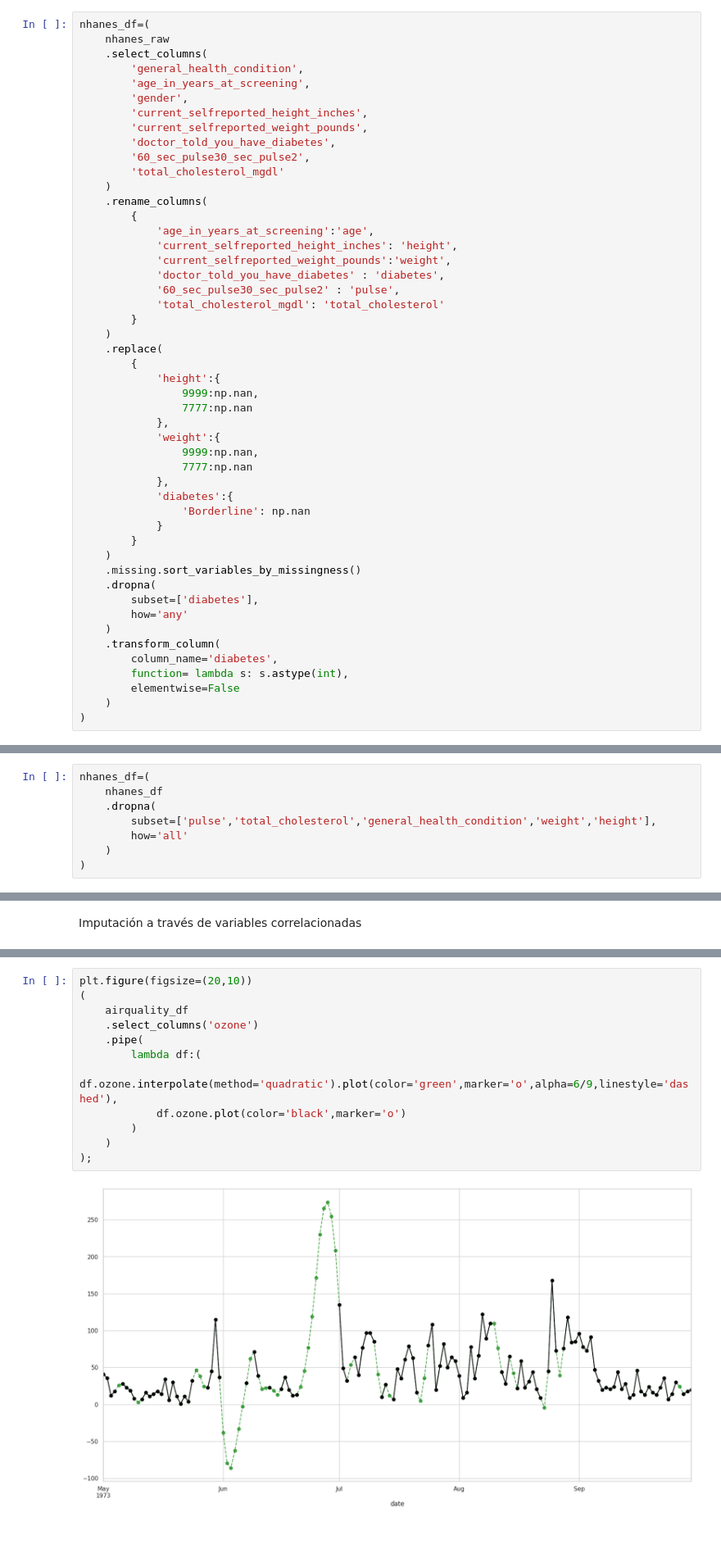
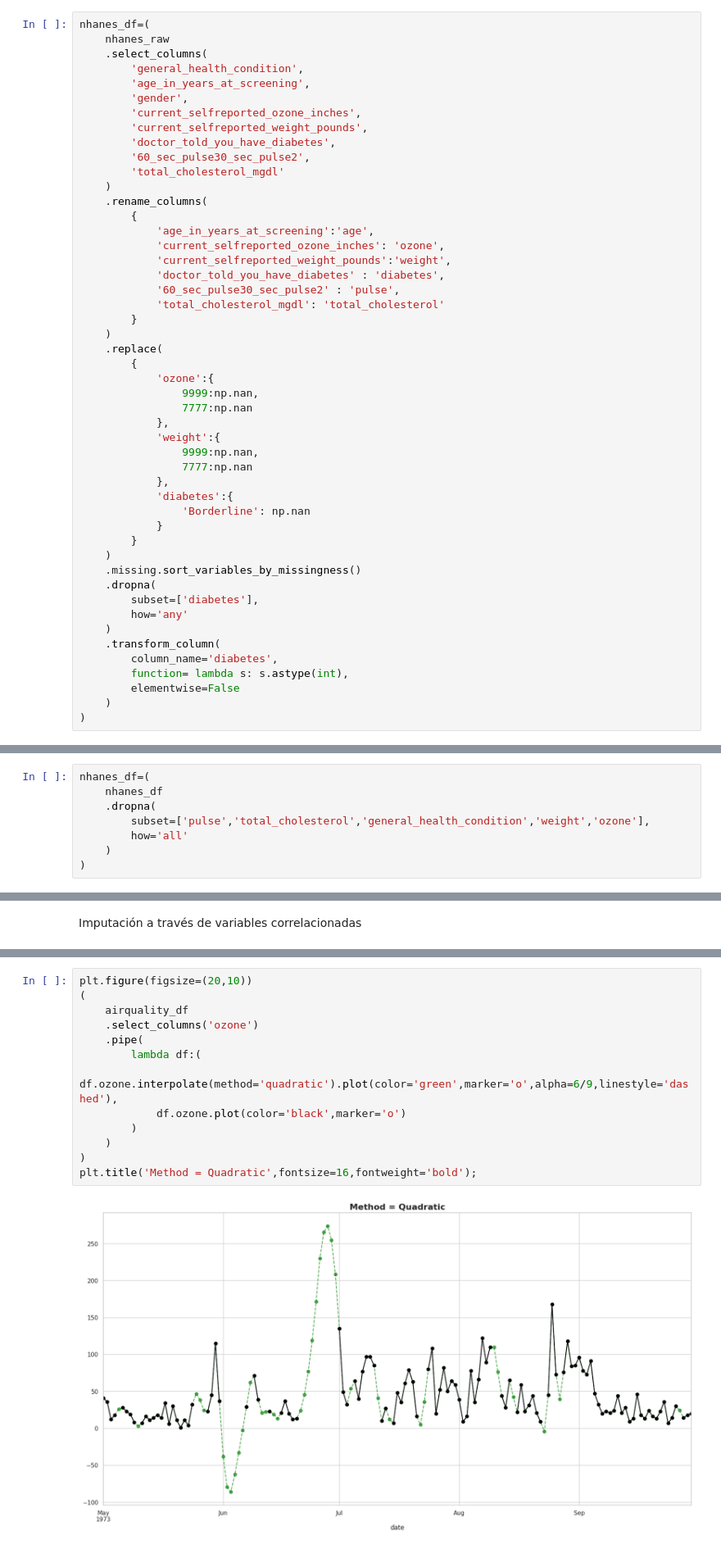
Before and after one commit to AleexSilva/Training-DataImputation, a Jupyter notebook: DataImput.ipynb, the cells around one changed output, grey strips where cells are left out. Shown at 82% size. Saved outputs shown, nothing was run; the diff lists cells and outputs as text.

```diff
--- a/DataImput.ipynb
+++ b/DataImput.ipynb
@@ -86,7 +86,7 @@ nhanes_df=(
         'general_health_condition',
         'age_in_years_at_screening',
         'gender',
-        'current_selfreported_height_inches',
+        'current_selfreported_ozone_inches',
         'current_selfreported_weight_pounds',
         'doctor_told_you_have_diabetes',
         '60_sec_pulse30_sec_pulse2',
@@ -95,7 +95,7 @@ nhanes_df=(
     .rename_columns(
         {
             'age_in_years_at_screening':'age',
-            'current_selfreported_height_inches': 'height',
+            'current_selfreported_ozone_inches': 'ozone',
             'current_selfreported_weight_pounds':'weight',
             'doctor_told_you_have_diabetes' : 'diabetes',
             '60_sec_pulse30_sec_pulse2' : 'pulse',
@@ -104,7 +104,7 @@ nhanes_df=(
     )
     .replace(
         {
-            'height':{
+            'ozone':{
                 9999:np.nan,
                 7777:np.nan
             },
@@ -191,7 +191,7 @@ nhanes_df.head()
 nhanes_df=(
     nhanes_df
     .dropna(
-        subset=['pulse','total_cholesterol','general_health_condition','weight','height'],
+        subset=['pulse','total_cholesterol','general_health_condition','weight','ozone'],
         how='all'
     )
 )
@@ -804,17 +806,18 @@ plt.figure(figsize=(20,10))
 # %%
 plt.figure(figsize=(20,10))
 (
     airquality_df
     .select_columns('ozone')
     .pipe(
         lambda df:(
             df.ozone.interpolate(method='quadratic').plot(color='green',marker='o',alpha=6/9,linestyle='dashed'),
             df.ozone.plot(color='black',marker='o')
         )
     )
-);
+)
+plt.title('Method = Quadratic',fontsize=16,fontweight='bold');
 # %% [output]
-[figure, old version]
+[figure, new version]
 # %%
 plt.figure(figsize=(20,10))
 (
```
Also changed, not shown: parts of 28 cells of this notebook.
